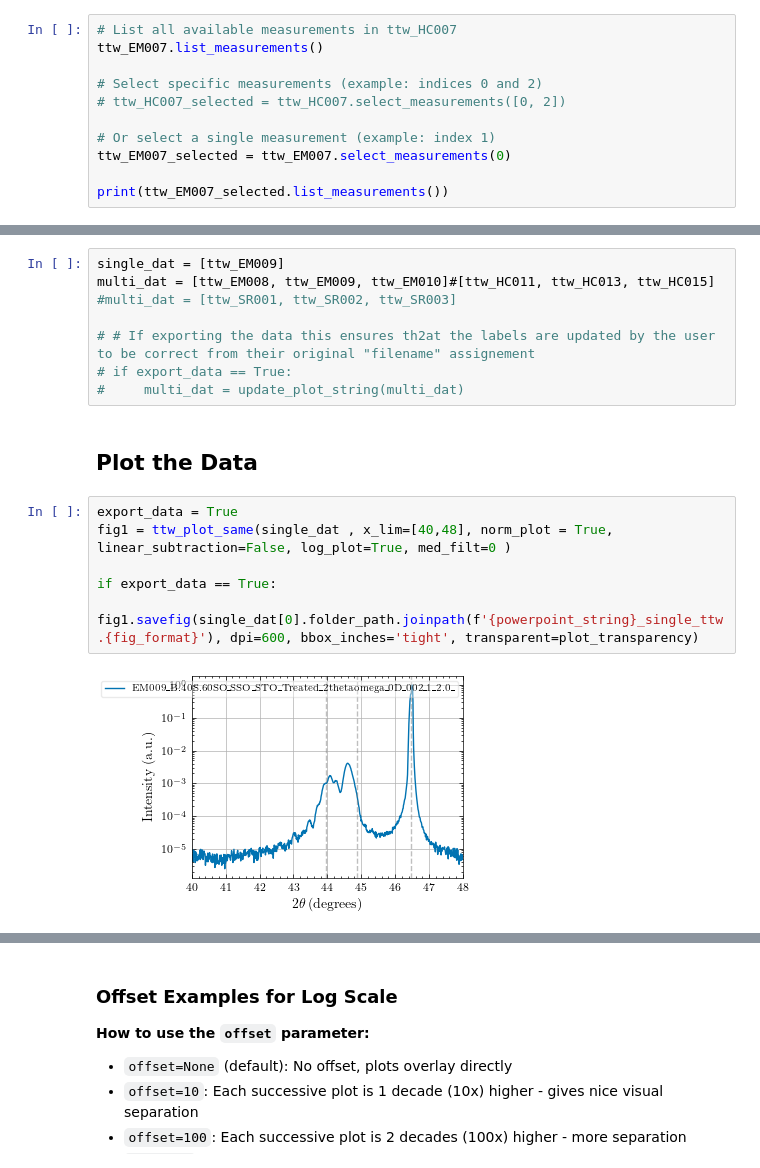
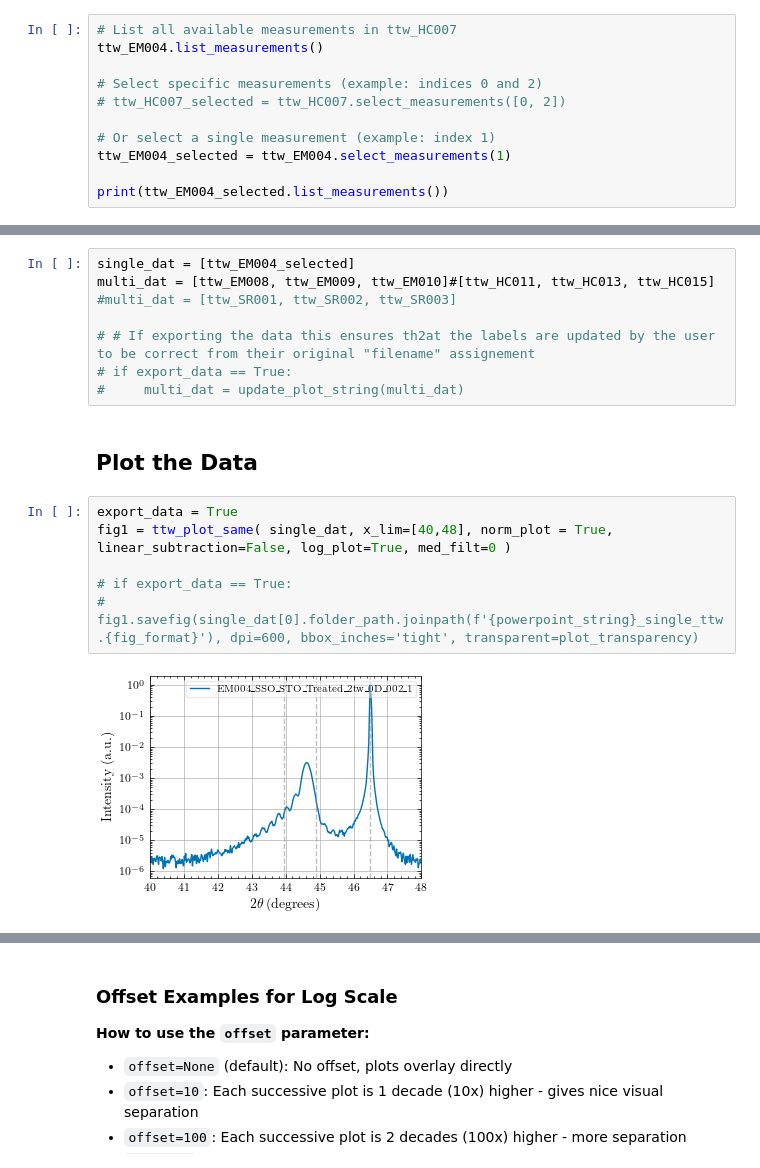
Before and after one commit to hc3413/Thin_Film_Analysis, a Jupyter notebook: ttw_Analysis.ipynb, the cells around one changed output, grey strips where cells are left out. Drawn from its saved outputs; the diff is of its cells as text.

```diff
--- a/ttw_Analysis.ipynb
+++ b/ttw_Analysis.ipynb
@@ -84,13 +84,13 @@ ttw_EM010 = ttw(root_XRD, folder_name = 'EM010')
 ## Select Plotting Data and Rename for Export
 # %%
 # List all available measurements in ttw_HC007
-ttw_EM007.list_measurements()
+ttw_EM004.list_measurements()
 
 # Select specific measurements (example: indices 0 and 2)
 # ttw_HC007_selected = ttw_HC007.select_measurements([0, 2])
 
 # Or select a single measurement (example: index 1)
-ttw_EM007_selected = ttw_EM007.select_measurements(0)
+ttw_EM004_selected = ttw_EM004.select_measurements(1)
 
-print(ttw_EM007_selected.list_measurements())
+print(ttw_EM004_selected.list_measurements())
 # %% [output]
@@ -108,7 +112,7 @@ Index 0: /Users/horatiocox/Desktop/RUG_Postdoc/Experiments/XRD/EM007/EM007_BSO_S
 
 None
 # %%
-single_dat = [ttw_EM009]
+single_dat = [ttw_EM004_selected]
 multi_dat = [ttw_EM008, ttw_EM009, ttw_EM010]#[ttw_HC011, ttw_HC013, ttw_HC015]
 #multi_dat = [ttw_SR001, ttw_SR002, ttw_SR003]
 
@@ -119,12 +123,12 @@ multi_dat = [ttw_EM008, ttw_EM009, ttw_EM010]#[ttw_HC011, ttw_HC013, ttw_HC015]
 ## Plot the Data
 # %%
 export_data = True
-fig1 = ttw_plot_same(single_dat , x_lim=[40,48], norm_plot = True, linear_subtraction=False, log_plot=True, med_filt=0 )
+fig1 = ttw_plot_same( single_dat, x_lim=[40,48], norm_plot = True, linear_subtraction=False, log_plot=True, med_filt=0 )
 
-if export_data == True:
-    fig1.savefig(single_dat[0].folder_path.joinpath(f'{powerpoint_string}_single_ttw.{fig_format}'), dpi=600, bbox_inches='tight', transparent=plot_transparency)
+# if export_data == True:
+#     fig1.savefig(single_dat[0].folder_path.joinpath(f'{powerpoint_string}_single_ttw.{fig_format}'), dpi=600, bbox_inches='tight', transparent=plot_transparency)
 # %% [output]
-[figure, old version]
+[figure, new version]
 # %%
 export_data = True
 fig1 = ttw_plot_same(multi_dat , x_lim=[40,48], norm_plot = True, linear_subtraction=False, log_plot=True, med_filt=0 )
```
Also changed, not shown: parts of 13 cells of this notebook.
